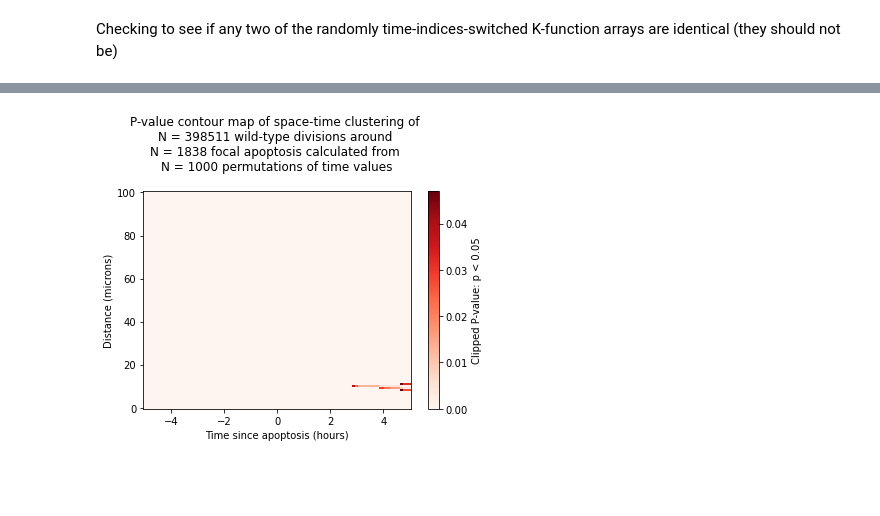
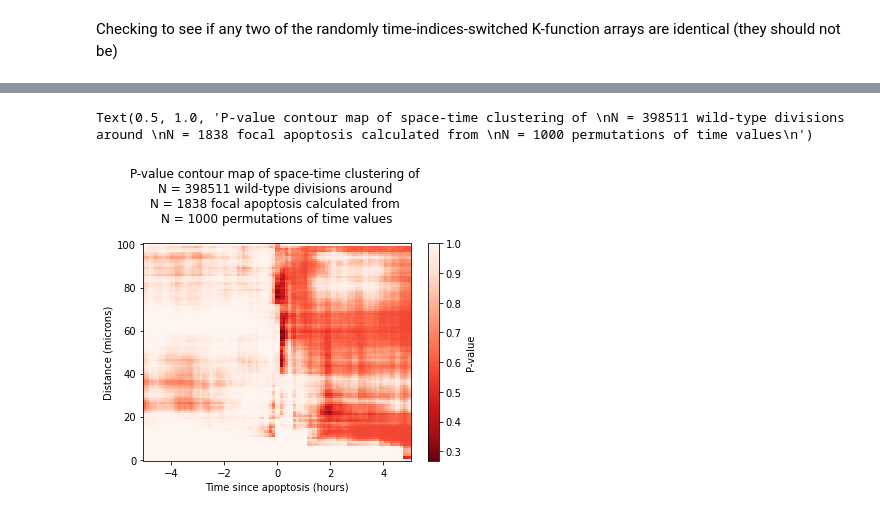
Before and after one commit to nthndy/cell-comp-analysis, a Jupyter notebook: radial_analysis/Space-time_K-Function_analysis.ipynb, the cells around one changed output, grey strips where cells are left out. Saved outputs shown, nothing was run; the diff lists cells and outputs as text; code cells hidden in the pictures; blank space fills up the shorter version.

```diff
--- a/radial_analysis/Space-time_K-Function_analysis.ipynb
+++ b/radial_analysis/Space-time_K-Function_analysis.ipynb
@@ -547,11 +643,10 @@ plt.savefig('p-value-division-clustering_100um_10hrs_clipped_p-0.05.pdf', bbox_i
-# %%
-clip_clust = np.zeros((100,100))
-clip_clust[P_st_clust <0.05] = P_st_clust[P_st_clust <0.05]
-pc = plt.pcolormesh(delta_, h_, clip_clust, cmap = 'Reds', )
-plt.colorbar(label = 'Clipped P-value: p < 0.05',)
-plt.xlabel('Time since apoptosis (hours)')
-plt.ylabel('Distance (microns)')
-plt.title(f'P-value contour map of space-time clustering of \nN = {n1} wild-type divisions around \nN = {n2} focal apoptosis calculated from \nN = {N} permutations of time values\n')
-plt.savefig('p-value-division-clustering_100um_10hrs_clipped_p-0.05_fullrange.pdf', bbox_inches = 'tight')
-# %% [output]
-[figure, removed]
+# %%
+pc = plt.pcolormesh(delta_, h_, (P_st_clust), cmap = 'Reds_r', )
+plt.colorbar(label = 'P-value',)
+plt.xlabel('Time since apoptosis (hours)')
+plt.ylabel('Distance (microns)')
+plt.title(f'P-value contour map of space-time clustering of \nN = {n1} wild-type divisions around \nN = {n2} focal apoptosis calculated from \nN = {N} permutations of time values\n')
+#plt.savefig('p-value-division-clustering_100um_10hrs.pdf', bbox_inches = 'tight')
+# %% [output]
+Text(0.5, 1.0, 'P-value contour map of space-time clustering of \nN = 398511 wild-type divisions around \nN = 1838 focal apoptosis calculated from \nN = 1000 permutations of time values\n')
+[figure, added]
```
Also changed, not shown: parts of 64 cells of this notebook.
